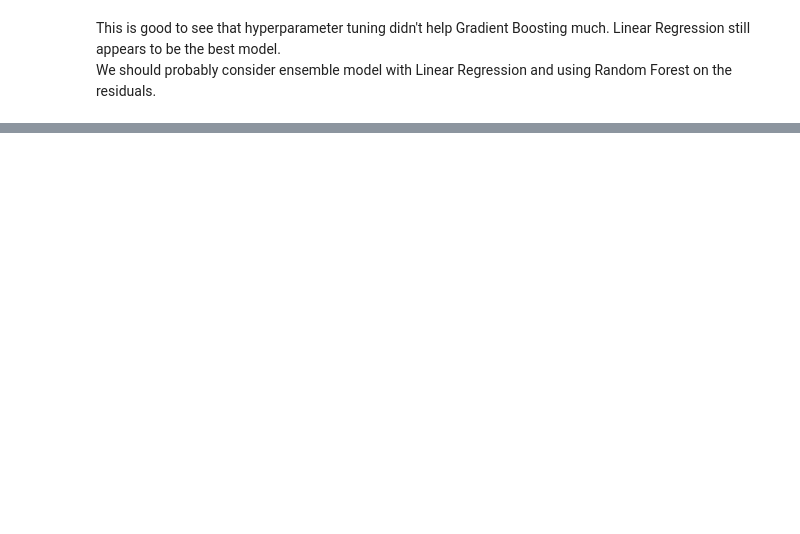
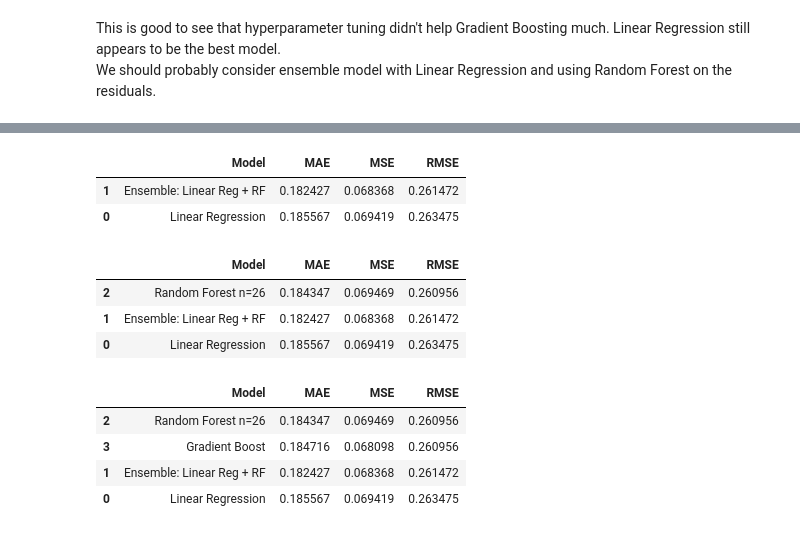
Before and after one commit to shahinrostami/Shopify-CLV, a Jupyter notebook: Cap2_PreProcessing_Modeling.ipynb, the cells around one changed output, grey strips where cells are left out. Drawn from its saved outputs; the diff is of its cells as text; code cells hidden in the pictures; blank space fills up the shorter version.

```diff
--- a/Cap2_PreProcessing_Modeling.ipynb
+++ b/Cap2_PreProcessing_Modeling.ipynb
@@ -1107,0 +1207,74 @@ We should probably consider ensemble model with Linear Regression and using Rand
+# %%
+# run the ensemble linear + RF and count the score
+
+## make predictions on the test set
+forecast_train = lm12.predict(X2_train)
+# calculate residuals from that test set
+residual = y2_train - forecast_train
+# feed residuals and x_train to RF Regressoor
+rf_res_12 = RandomForestRegressor(min_samples_leaf=26)
+model12_rf = rf_res_12.fit(X2_train,residual)
+
+
+# use ensemble of Linear regressor and RF regressor on test data
+res_pred12_rf = rf_res_12.predict(X2_test)
+forecast_m12 = lm12.predict(X2_test) + res_pred12_rf
+
+# calculate errors
+# Mean Absolute Error
+MAE = mean_absolute_error(y2_test, forecast_m12)
+# Mean Squared Error
+MSE = mean_squared_error(y2_test, forecast_m12)
+# Root Mean Squared Error
+RMSE = MSE**0.5
+
+# add scores to new performance dataframe
+valid = valid.append({'Model':'Ensemble: Linear Reg + RF', 'MAE':MAE, 'MSE':MSE, 'RMSE':RMSE}, ignore_index=True)
+valid.sort_values('RMSE', ascending=True)
+# %% [output]
+|  | Model | MAE | MSE | RMSE |
+| 1 | Ensemble: Linear Reg + RF | 0.182427 | 0.068368 | 0.261472 |
+| 0 | Linear Regression | 0.185567 | 0.069419 | 0.263475 |
+# %%
+# run the RF Tune 1
+regr13 = RandomForestRegressor(min_samples_leaf=26, random_state=33)
+model13_rf = regr13.fit(X2_train, y2_train)
+y_pred13_rf = regr13.predict(X2_test)
+
+# Mean Absolute Error
+MAE = mean_absolute_error(y2_test, y_pred13_rf)
+# Mean Squared Error
+MSE = mean_squared_error(y2_test, y_pred13_rf)
+# root mean squared error
+RMSE = m6_MSE**0.5
+
+# add scores to new performance dataframe
+valid = valid.append({'Model':'Random Forest n=26', 'MAE':MAE, 'MSE':MSE, 'RMSE':RMSE}, ignore_index=True)
+valid.sort_values('RMSE', ascending=True)
+# %% [output]
+|  | Model | MAE | MSE | RMSE |
+| 2 | Random Forest n=26 | 0.184347 | 0.069469 | 0.260956 |
+| 1 | Ensemble: Linear Reg + RF | 0.182427 | 0.068368 | 0.261472 |
+| 0 | Linear Regression | 0.185567 | 0.069419 | 0.263475 |
+# %%
+# run the GB
+
+# create regressor
+reg14_gb = GradientBoostingRegressor(min_samples_leaf=40, random_state=0)
+model14_gb = reg14_gb.fit(X2_train, y2_train)
+# use regressor to predict on test data
+y_pred14_gb = reg14_gb.predict(X2_test)
+# compare test data for a score - Mean Absolute Error
+MAE = mean_absolute_error(y2_test, y_pred14_gb)
+# Mean Squared Error
+MSE = mean_squared_error(y2_test, y_pred14_gb)
+# root mean squared error
+RMSE = m7_MSE**0.5
+valid = valid.append({'Model':'Gradient Boost', 'MAE':m7_MAE, 'MSE':m7_MSE, 'RMSE':m7_RMSE}, ignore_index=True)
+valid.sort_values('RMSE', ascending=True)
+# %% [output]
+|  | Model | MAE | MSE | RMSE |
+| 2 | Random Forest n=26 | 0.184347 | 0.069469 | 0.260956 |
+| 3 | Gradient Boost | 0.184716 | 0.068098 | 0.260956 |
+| 1 | Ensemble: Linear Reg + RF | 0.182427 | 0.068368 | 0.261472 |
+| 0 | Linear Regression | 0.185567 | 0.069419 | 0.263475 |
```
Also changed, not shown: parts of 35 cells of this notebook.
